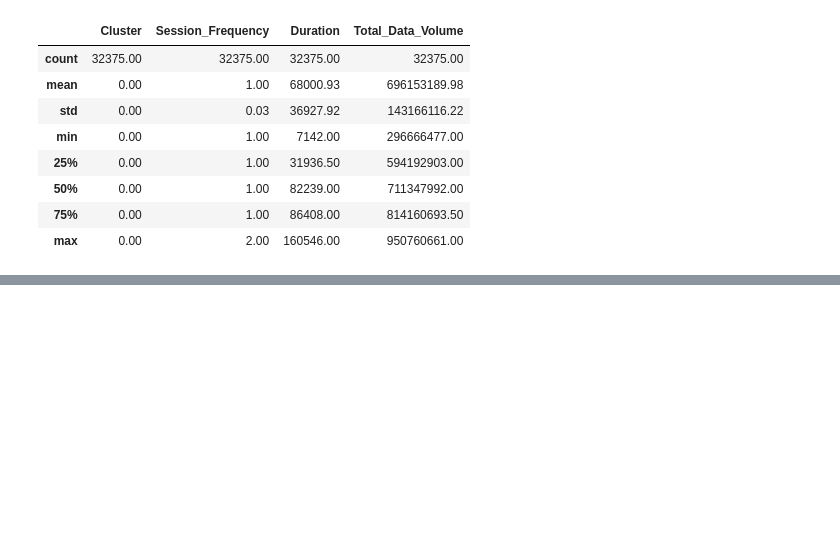
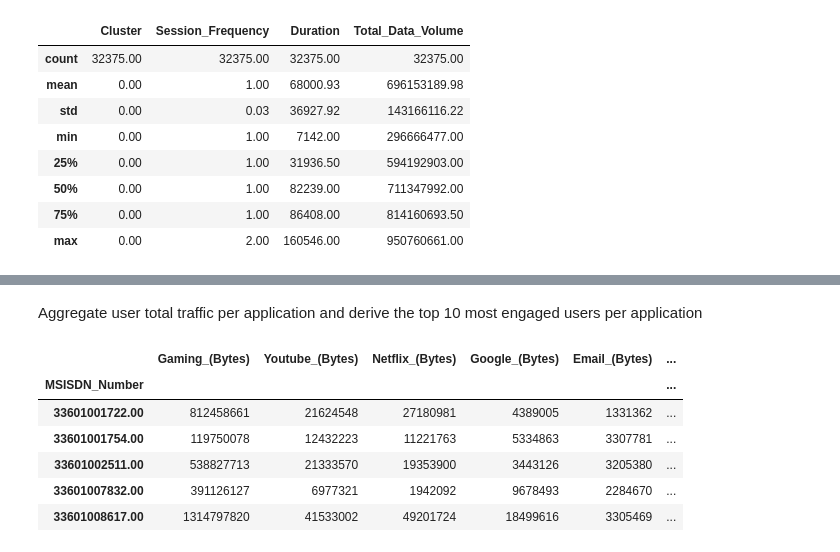
Before and after one commit to yonamg/Telecom-Data-Analysis, a Jupyter notebook: notebook/user_engagement_analysis.ipynb, the cells around one changed output, grey strips where cells are left out. Saved outputs shown, nothing was run; the diff lists cells and outputs as text; code cells hidden in the pictures; blank space fills up the shorter version.

Commit message:
aggeregation the total traffic per application

```diff
--- a/notebook/user_engagement_analysis.ipynb
+++ b/notebook/user_engagement_analysis.ipynb
@@ -177,0 +201,14 @@ cluster1.d
+# %% [markdown]
+Aggregate user total traffic per application and derive the top 10 most engaged users per application
+# %%
+df_app = df_cleaned.groupby('MSISDN_Number').agg({'Gaming_(Bytes)': 'sum', 'Youtube_(Bytes)': 'sum', 'Netflix_(Bytes)': 'sum',\
+                     'Google_(Bytes)': 'sum', 'Email_(Bytes)': 'sum', 'Social_Media_(Bytes)': 'sum', 'Other_(Bytes)': 'sum'})
+df_app.head()
+# %% [output]
+|  | Gaming_(Bytes) | Youtube_(Bytes) | Netflix_(Bytes) | Google_(Bytes) | Email_(Bytes) | ... |
+| MSISDN_Number |  |  |  |  |  | ... |
+| 33601001722.00 | 812458661 | 21624548 | 27180981 | 4389005 | 1331362 | ... |
+| 33601001754.00 | 119750078 | 12432223 | 11221763 | 5334863 | 3307781 | ... |
+| 33601002511.00 | 538827713 | 21333570 | 19353900 | 3443126 | 3205380 | ... |
+| 33601007832.00 | 391126127 | 6977321 | 1942092 | 9678493 | 2284670 | ... |
+| 33601008617.00 | 1314797820 | 41533002 | 49201724 | 18499616 | 3305469 | ... |
```
Also changed, not shown: parts of 6 cells of this notebook.
